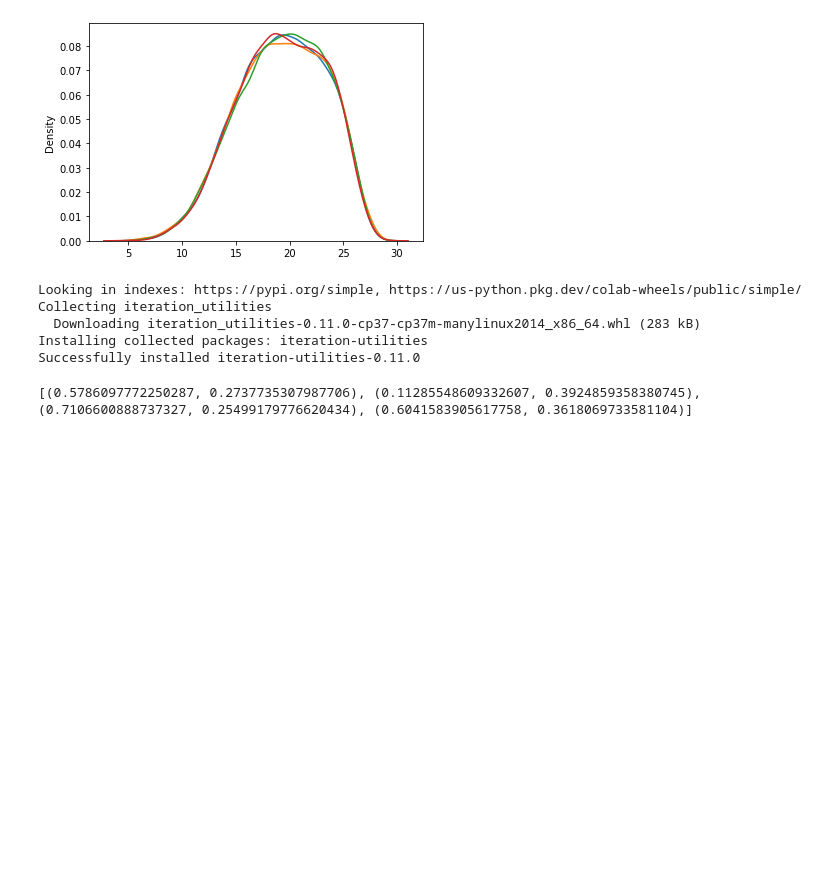
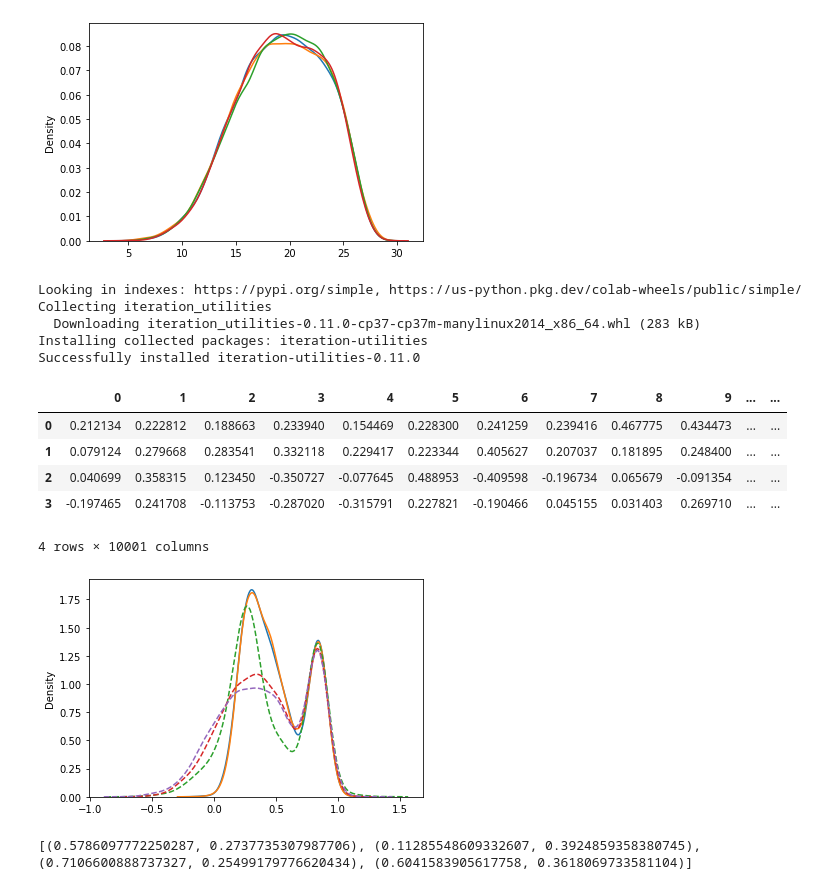
Before and after one commit to hungpham13/Distributed-data-discretization, a Jupyter notebook: Data-preparation.ipynb, the cells around one changed output. Cells and saved outputs as stored; diff of their text form; code cells hidden in the pictures; blank space fills up the shorter version.

```diff
--- a/Data-preparation.ipynb
+++ b/Data-preparation.ipynb
@@ -186,6 +185,30 @@ def modify_config(config):
 
 def generate_false_dist(config, num_sample=10000):
     return generate_true_dist(modify_config(config), num_sample,linestyle='--')
+
+def generate_data(num_true, num_false, bin, num_sample=10000):
+    config = generate_shape(bin, num_sample)
+    data = []
+    for _ in range(num_true):
+        true = generate_true_dist(config, num_sample) + [1]
+        data.append(true)
+    for _ in range(num_false):
+        false = generate_false_dist(config, num_sample) + [0]
+        data.append(false)
+    data = pd.DataFrame(data)
+    data.columns = [*data.columns[:-1], 'Label']
+    return data
+# %%
+data = generate_data(1, 3, bin = 4)
+data
+# %% [output]
+|  | 0 | 1 | 2 | 3 | 4 | 5 | 6 | 7 | 8 | 9 | ... | ... |
+| 0 | 0.212134 | 0.222812 | 0.188663 | 0.233940 | 0.154469 | 0.228300 | 0.241259 | 0.239416 | 0.467775 | 0.434473 | ... | ... |
+| 1 | 0.079124 | 0.279668 | 0.283541 | 0.332118 | 0.229417 | 0.223344 | 0.405627 | 0.207037 | 0.181895 | 0.248400 | ... | ... |
+| 2 | 0.040699 | 0.358315 | 0.123450 | -0.350727 | -0.077645 | 0.488953 | -0.409598 | -0.196734 | 0.065679 | -0.091354 | ... | ... |
+| 3 | -0.197465 | 0.241708 | -0.113753 | -0.287020 | -0.315791 | 0.227821 | -0.190466 | 0.045155 | 0.031403 | 0.269710 | ... | ... |
+4 rows × 10001 columns
+[figure, added]
 # %%
 print(config)
 modify_config(config)
```
Also changed, not shown: parts of 3 cells of this notebook.
